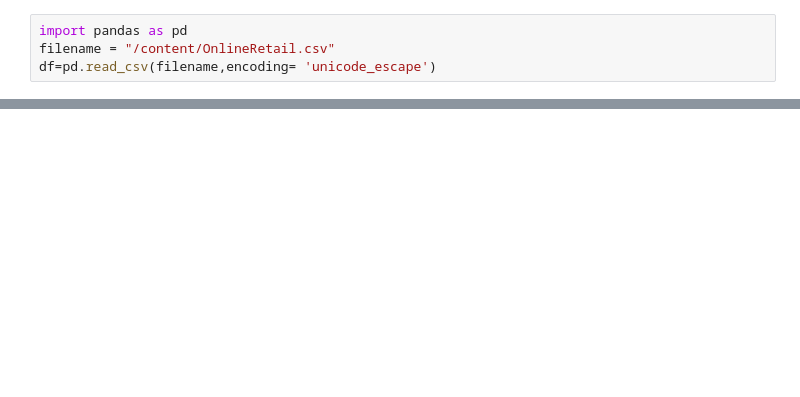
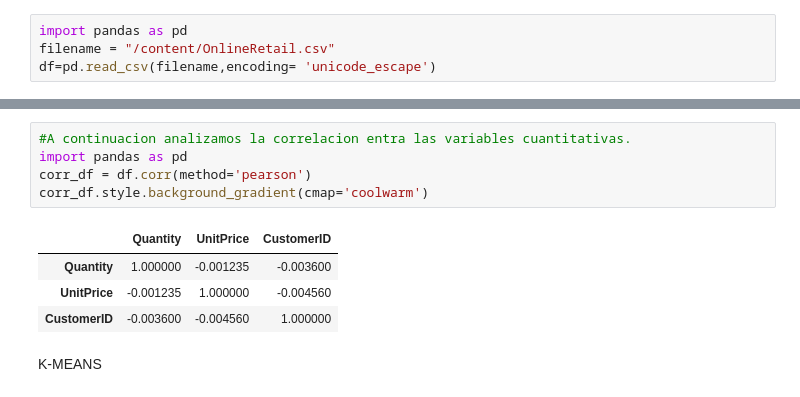
Before and after one commit to Paolo20224/Prueba, a Jupyter notebook: Online_retail_KMeans.ipynb, the cells around one changed output, grey strips where cells are left out. Saved outputs shown, nothing was run; the diff lists cells and outputs as text; blank space fills up the shorter version.

```diff
--- a/Online_retail_KMeans.ipynb
+++ b/Online_retail_KMeans.ipynb
@@ -167,0 +127,12 @@ ValueError: ignored
+# %%
+#A continuacion analizamos la correlacion entra las variables cuantitativas.
+import pandas as pd
+corr_df = df.corr(method='pearson')
+corr_df.style.background_gradient(cmap='coolwarm')
+# %% [output]
+|  | Quantity | UnitPrice | CustomerID |
+| Quantity | 1.000000 | -0.001235 | -0.003600 |
+| UnitPrice | -0.001235 | 1.000000 | -0.004560 |
+| CustomerID | -0.003600 | -0.004560 | 1.000000 |
+# %% [markdown]
+K-MEANS
```
Also changed, not shown: parts of 15 cells of this notebook.
